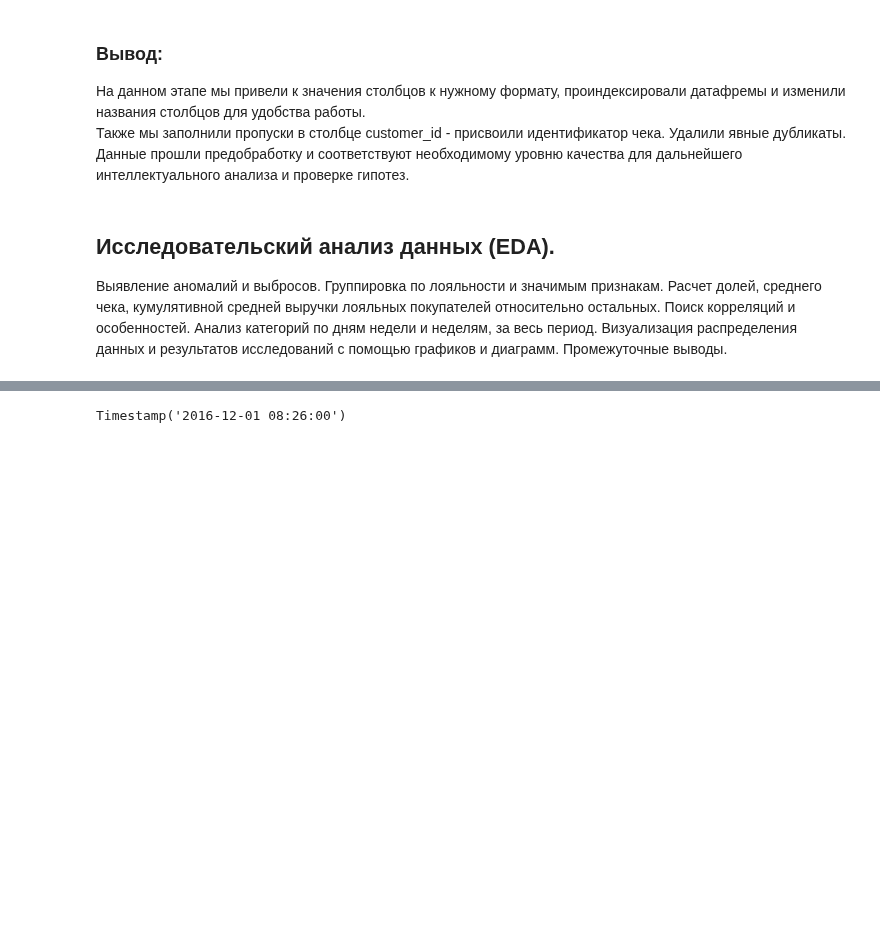
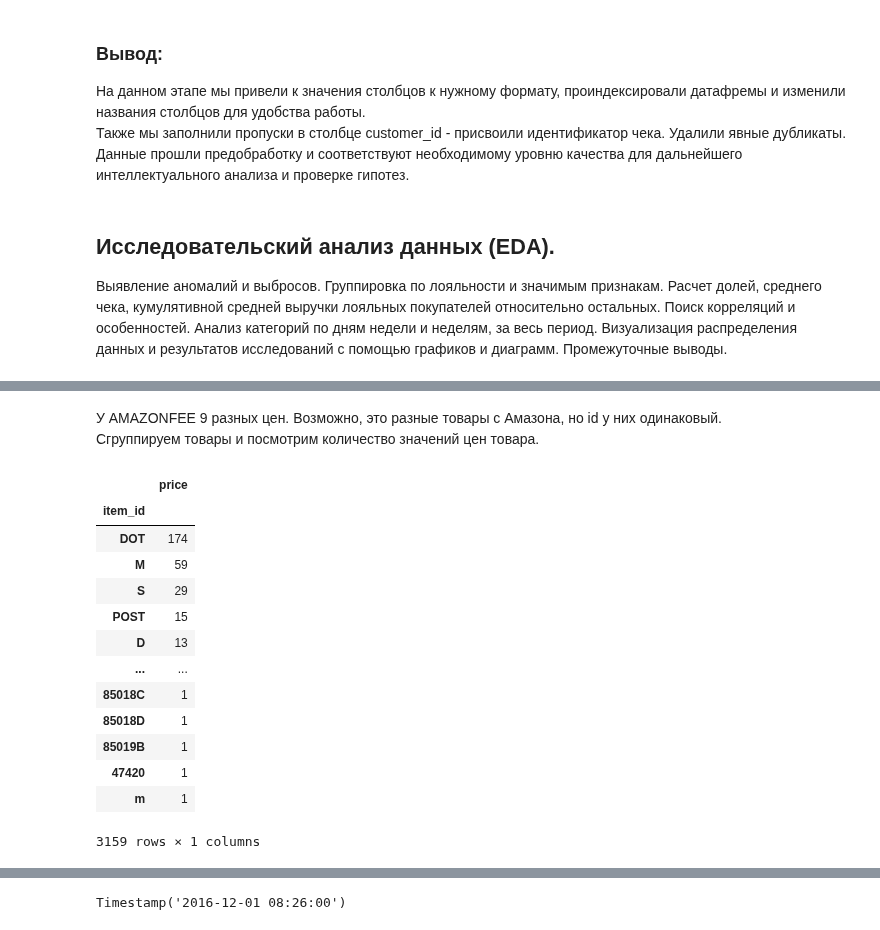
Before and after one commit to akirionenko/senior_progect, a Jupyter notebook: senior_project_1.ipynb, the cells around one changed output, grey strips where cells are left out. Saved outputs shown, nothing was run; the diff lists cells and outputs as text; code cells hidden in the pictures; blank space fills up the shorter version.

```diff
--- a/senior_project_1.ipynb
+++ b/senior_project_1.ipynb
@@ -288,0 +324,21 @@ retail.head()
+# %% [markdown]
+У AMAZONFEE 9 разных цен. Возможно, это разные товары с Амазона, но id у них одинаковый.\
+Сгруппируем товары и посмотрим количество значений цен товара.
+# %%
+#сгруппируем и отсортируем по убыванию
+product.groupby('item_id').agg({'price': 'nunique'}).sort_values(by='price', ascending=False)
+# %% [output]
+|  | price |
+| item_id |  |
+| DOT | 174 |
+| M | 59 |
+| S | 29 |
+| POST | 15 |
+| D | 13 |
+| ... | ... |
+| 85018C | 1 |
+| 85018D | 1 |
+| 85019B | 1 |
+| 47420 | 1 |
+| m | 1 |
+3159 rows × 1 columns
```
Also changed, not shown: parts of 11 cells of this notebook.
